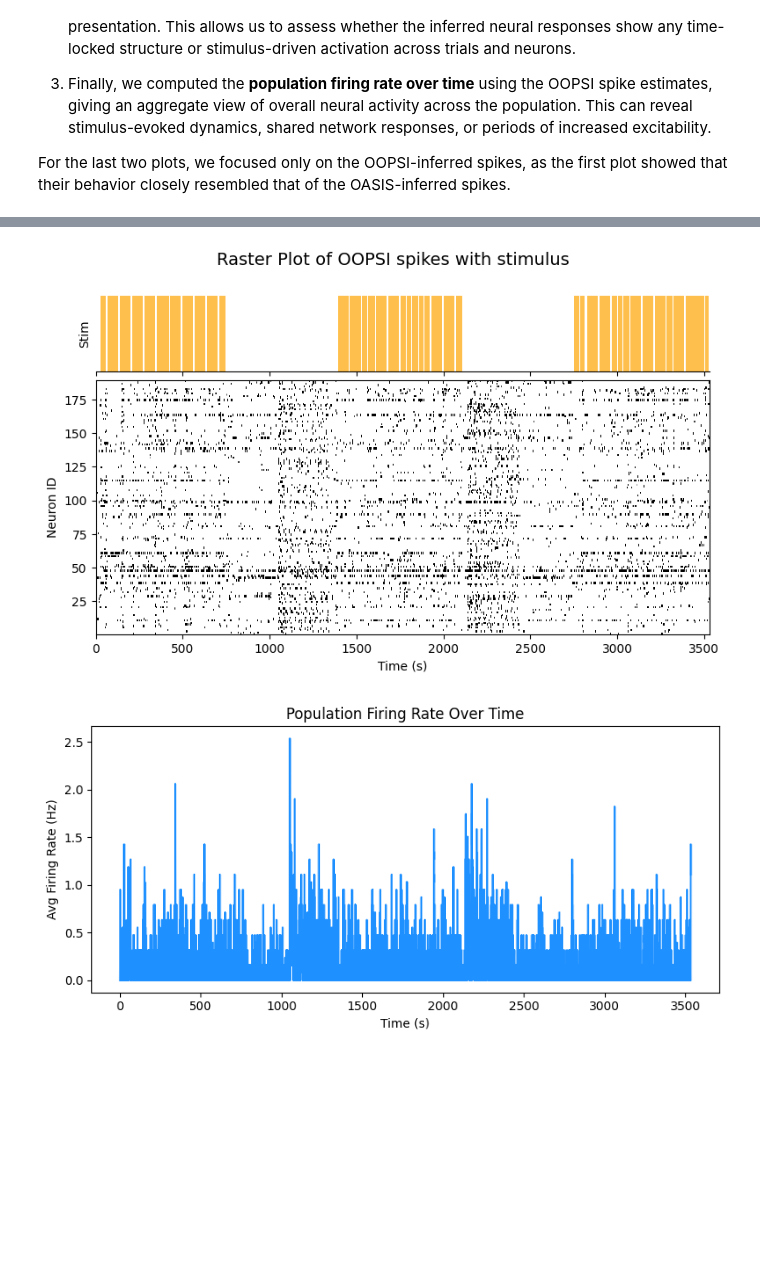
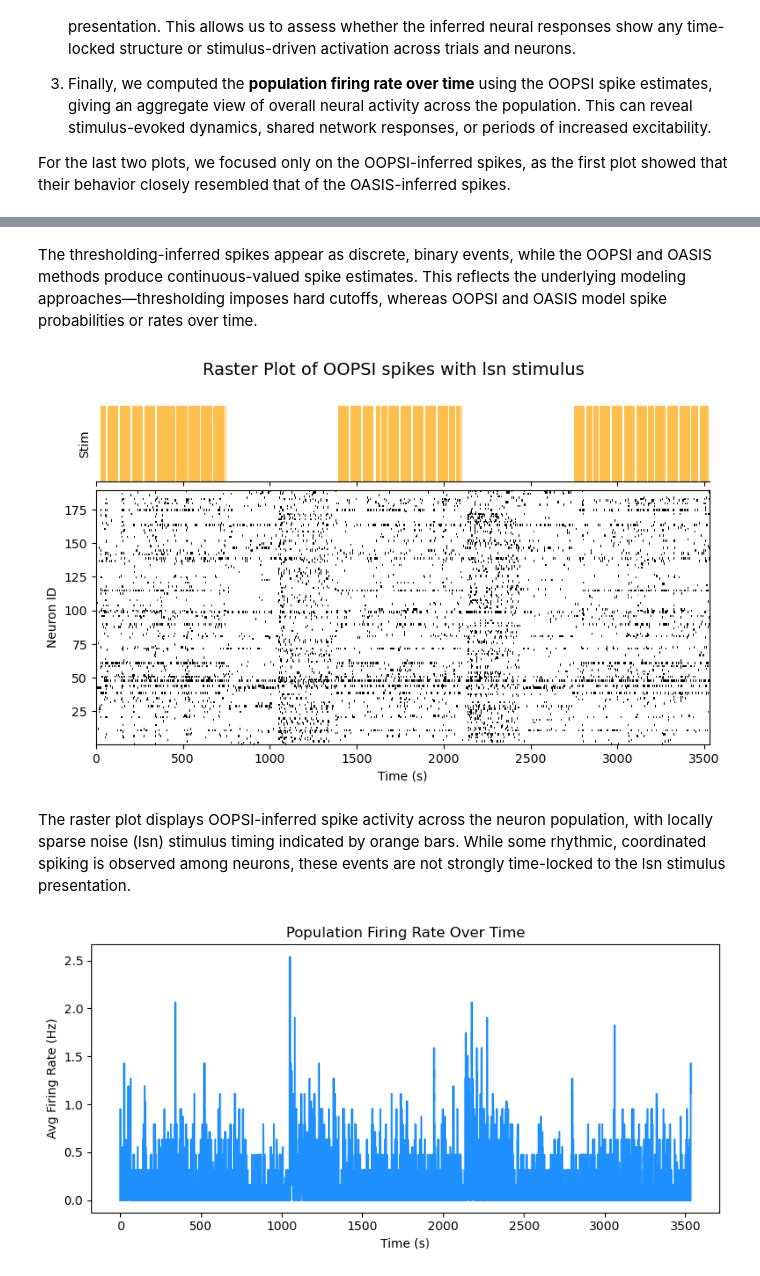
Before and after one commit to luciaganton/Neural-Data-Science, a Jupyter notebook: practical02_final_version.ipynb, the cells around one changed output, grey strips where cells are left out. Cells and saved outputs as stored; diff of their text form; code cells hidden in the pictures; blank space fills up the shorter version.

```diff
--- a/practical02_final_version.ipynb
+++ b/practical02_final_version.ipynb
@@ -912,16 +1030,20 @@ plt.show()
+# %% [markdown]
+The thresholding-inferred spikes appear as discrete, binary events, while the OOPSI and OASIS methods produce continuous-valued spike estimates. This reflects the underlying modeling approaches—thresholding imposes hard cutoffs, whereas OOPSI and OASIS model spike probabilities or rates over time.
 # %%
 plot_raster_with_stimulus(
     oopsi_spikes,
     stim_epochs,
     stim_metadata,
     stimulus_name="locally_sparse_noise",
     threshold=0.2,
     sampling_rate=30,
     figsize=(9, 5),
-    title="Raster Plot of OOPSI spikes with stimulus",
+    title="Raster Plot of OOPSI spikes with lsn stimulus",
 )
 # %% [output]
-[figure, old version]
+[figure, new version]
+# %% [markdown]
+The raster plot displays OOPSI-inferred spike activity across the neuron population, with locally sparse noise (lsn) stimulus timing indicated by orange bars. While some rhythmic, coordinated spiking is observed among neurons, these events are not strongly time-locked to the lsn stimulus presentation.
 # %%
 plot_population_firing_rate(
     oopsi_spikes, bin_size=2, sampling_rate=30, threshold=0.2, figsize=(8, 4)
```
Also changed, not shown: parts of 127 cells of this notebook.
